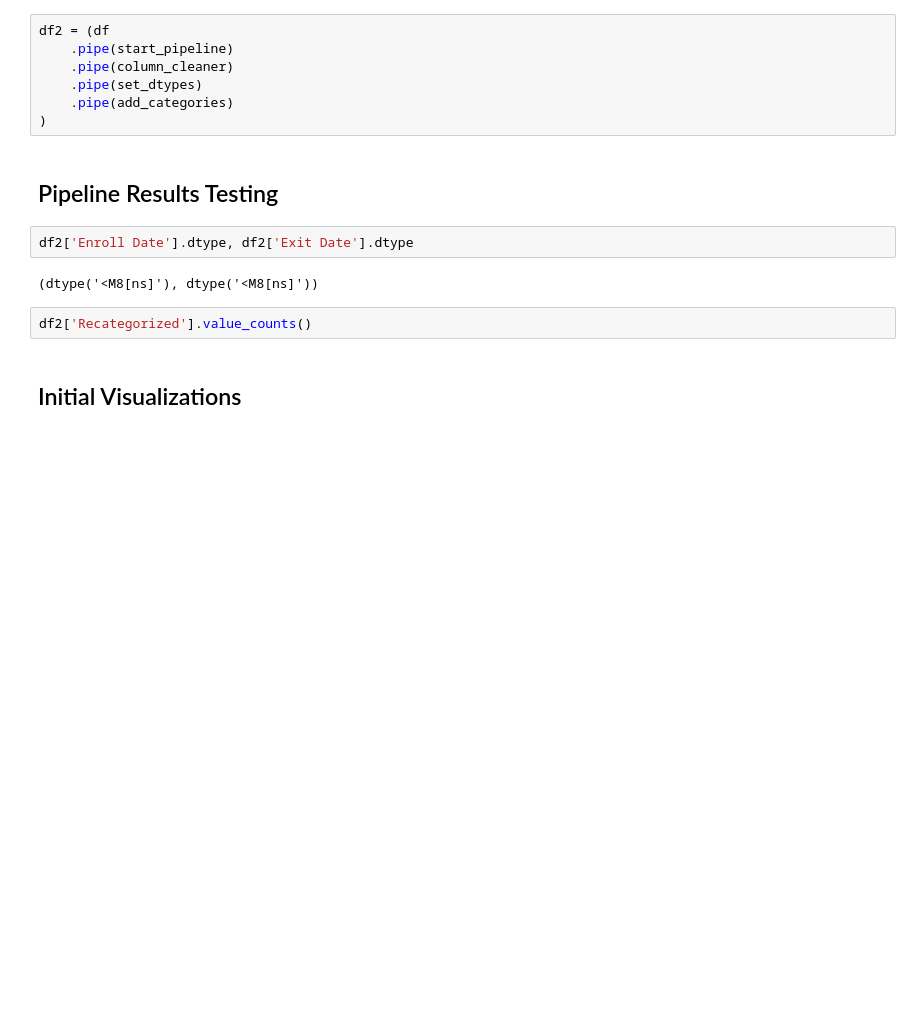
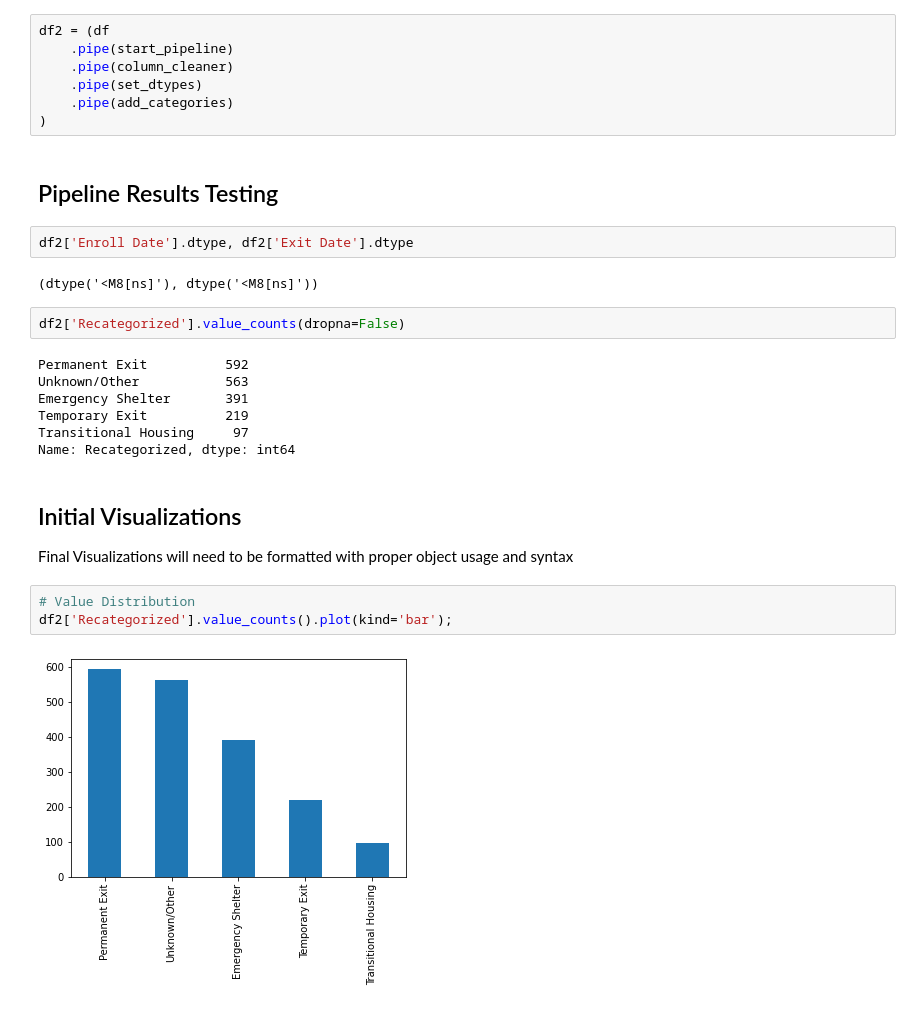
Before and after one commit to mudesir/family-promise-spokane-ds-b, a Jupyter notebook: notebooks/Data Exploration.ipynb, the cells around one changed output. Saved outputs shown, nothing was run; the diff lists cells and outputs as text; blank space fills up the shorter version.

```diff
--- a/notebooks/Data Exploration.ipynb
+++ b/notebooks/Data Exploration.ipynb
@@ -141,8 +141,22 @@ df2['Enroll Date'].dtype, df2['Exit Date'].dtype
 # %% [output]
 (dtype('<M8[ns]'), dtype('<M8[ns]'))
 # %%
-df2['Recategorized'].value_counts()
+df2['Recategorized'].value_counts(dropna=False)
+# %% [output]
+Permanent Exit          592
+Unknown/Other           563
+Emergency Shelter       391
+Temporary Exit          219
+Transitional Housing     97
+Name: Recategorized, dtype: int64
-# %% [markdown]
-## Initial Visualizations
+# %% [markdown]
+## Initial Visualizations
+
+Final Visualizations will need to be formatted with proper object usage and syntax
+# %%
+# Value Distribution
+df2['Recategorized'].value_counts().plot(kind='bar');
+# %% [output]
+[figure, added]
 # %%
 # Basic scatterplots
```
Also changed, not shown: parts of 1 cell of this notebook.
